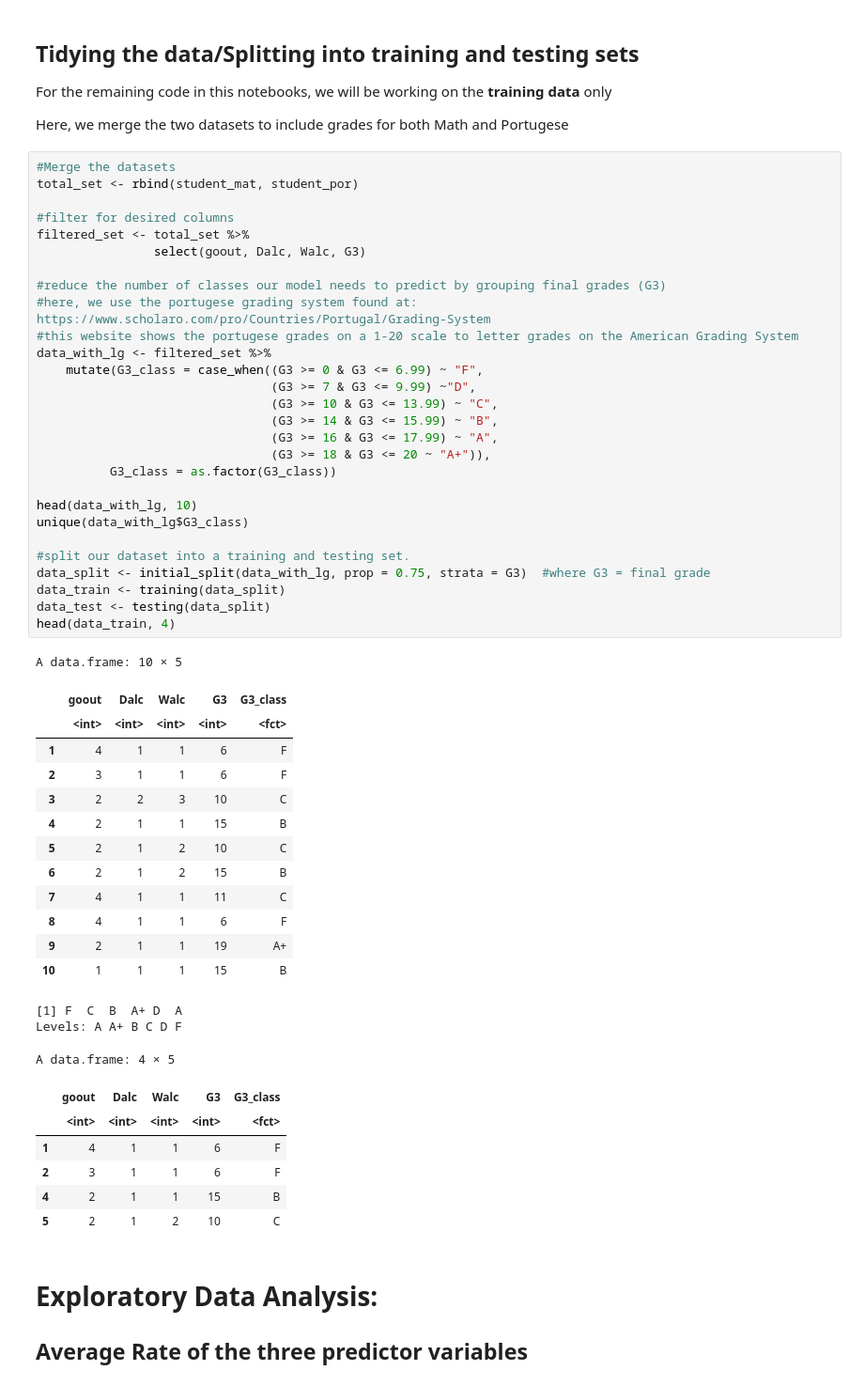
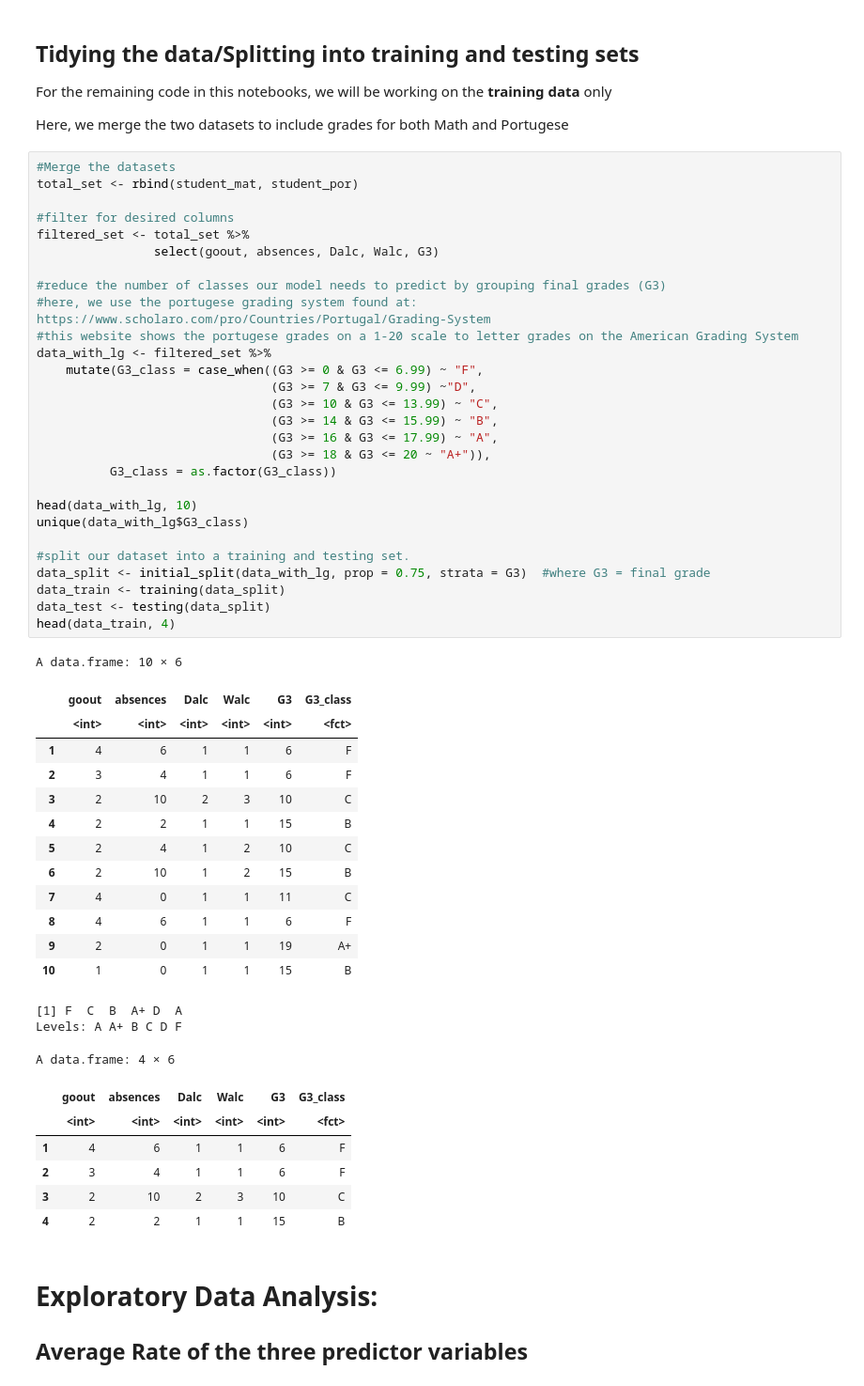
Before and after one commit to eto168/DSCI100_team24_project_proposal, a Jupyter notebook: Project-Report.ipynb, the cells around one changed output. Shown at 94% size. Drawn from its saved outputs; the diff is of its cells as text.

```diff
--- a/Project-Report.ipynb
+++ b/Project-Report.ipynb
@@ -91,54 +91,54 @@ Here, we merge the two datasets to include grades for both Math and Portugese
 # %%
 #Merge the datasets
 total_set <- rbind(student_mat, student_por)
 
 #filter for desired columns
 filtered_set <- total_set %>%
-                select(goout, Dalc, Walc, G3)
+                select(goout, absences, Dalc, Walc, G3)
 
 #reduce the number of classes our model needs to predict by grouping final grades (G3)
 #here, we use the portugese grading system found at: https://www.scholaro.com/pro/Countries/Portugal/Grading-System
 #this website shows the portugese grades on a 1-20 scale to letter grades on the American Grading System
 data_with_lg <- filtered_set %>%
     mutate(G3_class = case_when((G3 >= 0 & G3 <= 6.99) ~ "F",
                                 (G3 >= 7 & G3 <= 9.99) ~"D",
                                 (G3 >= 10 & G3 <= 13.99) ~ "C",
                                 (G3 >= 14 & G3 <= 15.99) ~ "B",
                                 (G3 >= 16 & G3 <= 17.99) ~ "A",
                                 (G3 >= 18 & G3 <= 20 ~ "A+")),
           G3_class = as.factor(G3_class))
 
 head(data_with_lg, 10)
 unique(data_with_lg$G3_class)
 
 #split our dataset into a training and testing set.
 data_split <- initial_split(data_with_lg, prop = 0.75, strata = G3)  #where G3 = final grade
 data_train <- training(data_split)
 data_test <- testing(data_split)
 head(data_train, 4)
 # %% [output]
-A data.frame: 10 × 5
+A data.frame: 10 × 6
-|  | goout | Dalc | Walc | G3 | G3_class |
-|  | <int> | <int> | <int> | <int> | <fct> |
-| 1 | 4 | 1 | 1 | 6 | F |
-| 2 | 3 | 1 | 1 | 6 | F |
-| 3 | 2 | 2 | 3 | 10 | C |
-| 4 | 2 | 1 | 1 | 15 | B |
-| 5 | 2 | 1 | 2 | 10 | C |
-| 6 | 2 | 1 | 2 | 15 | B |
-| 7 | 4 | 1 | 1 | 11 | C |
-| 8 | 4 | 1 | 1 | 6 | F |
-| 9 | 2 | 1 | 1 | 19 | A+ |
-| 10 | 1 | 1 | 1 | 15 | B |
+|  | goout | absences | Dalc | Walc | G3 | G3_class |
+|  | <int> | <int> | <int> | <int> | <int> | <fct> |
+| 1 | 4 | 6 | 1 | 1 | 6 | F |
+| 2 | 3 | 4 | 1 | 1 | 6 | F |
+| 3 | 2 | 10 | 2 | 3 | 10 | C |
+| 4 | 2 | 2 | 1 | 1 | 15 | B |
+| 5 | 2 | 4 | 1 | 2 | 10 | C |
+| 6 | 2 | 10 | 1 | 2 | 15 | B |
+| 7 | 4 | 0 | 1 | 1 | 11 | C |
+| 8 | 4 | 6 | 1 | 1 | 6 | F |
+| 9 | 2 | 0 | 1 | 1 | 19 | A+ |
+| 10 | 1 | 0 | 1 | 1 | 15 | B |
 [1] F  C  B  A+ D  A
 Levels: A A+ B C D F
-A data.frame: 4 × 5
+A data.frame: 4 × 6
-|  | goout | Dalc | Walc | G3 | G3_class |
-|  | <int> | <int> | <int> | <int> | <fct> |
-| 1 | 4 | 1 | 1 | 6 | F |
-| 2 | 3 | 1 | 1 | 6 | F |
-| 4 | 2 | 1 | 1 | 15 | B |
-| 5 | 2 | 1 | 2 | 10 | C |
+|  | goout | absences | Dalc | Walc | G3 | G3_class |
+|  | <int> | <int> | <int> | <int> | <int> | <fct> |
+| 1 | 4 | 6 | 1 | 1 | 6 | F |
+| 2 | 3 | 4 | 1 | 1 | 6 | F |
+| 3 | 2 | 10 | 2 | 3 | 10 | C |
+| 4 | 2 | 2 | 1 | 1 | 15 | B |
 # %% [markdown]
 # Exploratory Data Analysis:
 
```
Also changed, not shown: parts of 12 cells of this notebook.
